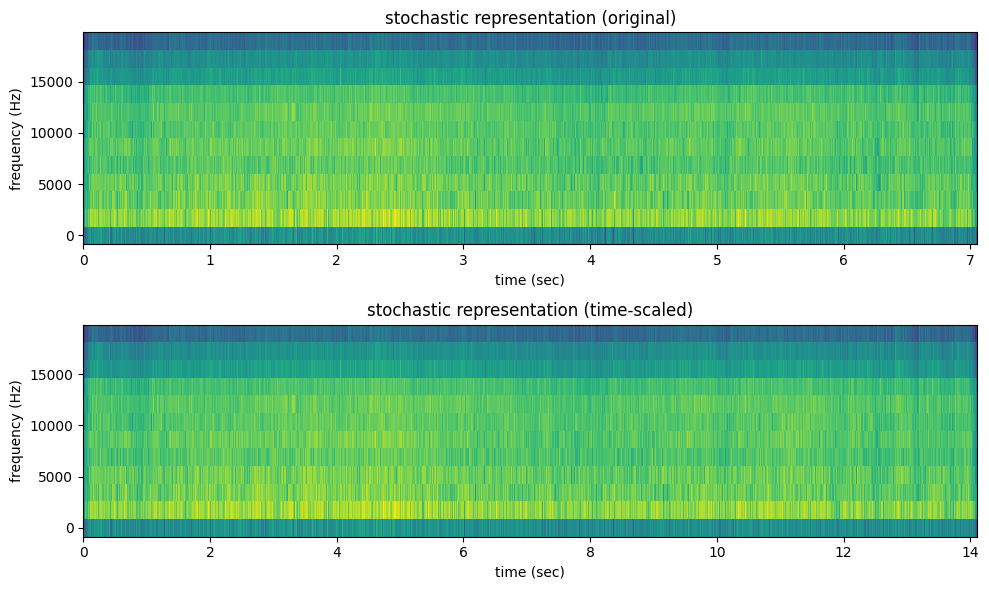
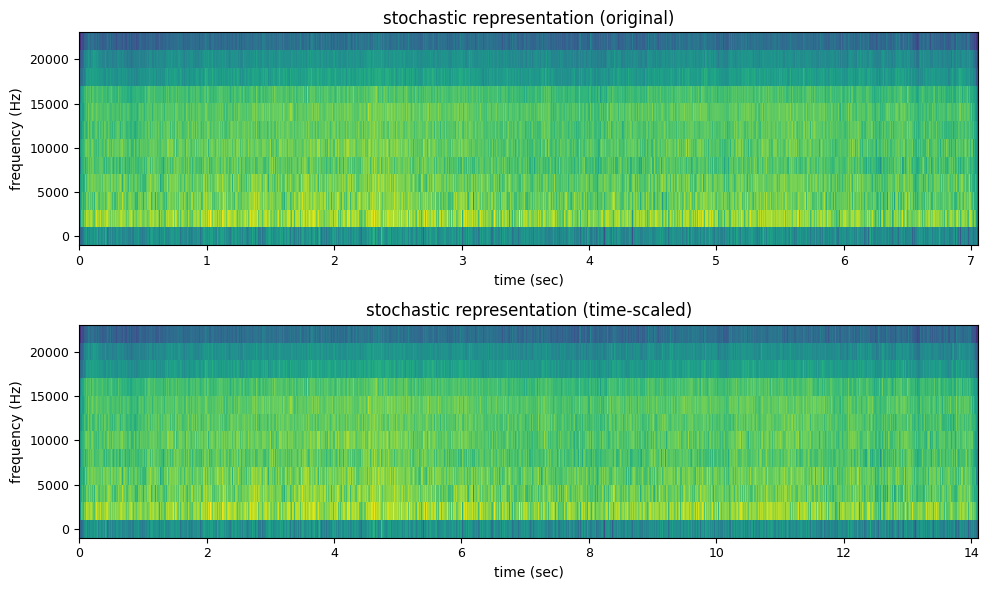
Code edit (unified diff) that turned the first committed figure into the second:
--- before
+++ after
@@ -10,25 +10,14 @@
 y = STC.stochasticModelSynth(ystoc_env, H, H * 2)
 
-bin_freq   = np.arange(int(stoc_factor * H)) * float(fs) / (stoc_factor * 2 * H)
-
-n_frames   = int(mYst[:, 0].size)
-frm_time   = H * np.arange(n_frames) / float(fs)
-
-n_frames_t = int(ystoc_env[:, 0].size)
-frm_time_t = H * np.arange(n_frames_t) / float(fs)
+n_bins = mYst.shape[1]
+n_bins_t = ystoc_env.shape[1]
 
 fig, (ax1, ax2) = plt.subplots(2, 1, figsize=(10, 6))
-ax1.pcolormesh(frm_time,   bin_freq, np.transpose(mYst))
-ax1.set_xlabel('time (sec)'); ax1.set_ylabel('frequency (Hz)')
-ax1.set_title('stochastic representation (original)')
-ax2.pcolormesh(frm_time_t, bin_freq, np.transpose(ystoc_env))
-ax2.set_xlabel('time (sec)'); ax2.set_ylabel('frequency (Hz)')
-ax2.set_title('stochastic representation (time-scaled)')
+PH.plot_spectrogram(ax1, mYst, fs, 2 * mYst.shape[1] - 2, H, max_plot_freq=fs / 2.0, title='stochastic representation (original)')
+PH.plot_spectrogram(ax2, ystoc_env, fs, 2 * ystoc_env.shape[1] - 2, H, max_plot_freq=fs / 2.0, title='stochastic representation (time-scaled)')
 plt.tight_layout(); plt.show()
 
 fig2, ax3 = plt.subplots(figsize=(10, 2))
-ax3.plot(np.arange(y.size) / float(fs), y)
-ax3.set_xlabel('time (sec)'); ax3.set_ylabel('amplitude')
-ax3.set_title('time-scaled output')
+PH.plot_waveform(ax3, y, fs, title='time-scaled output')
 plt.tight_layout(); plt.show()
 ipd.display(ipd.Audio(data=y, rate=fs))

Commit: changes to all examples to make them more complete and with better plots